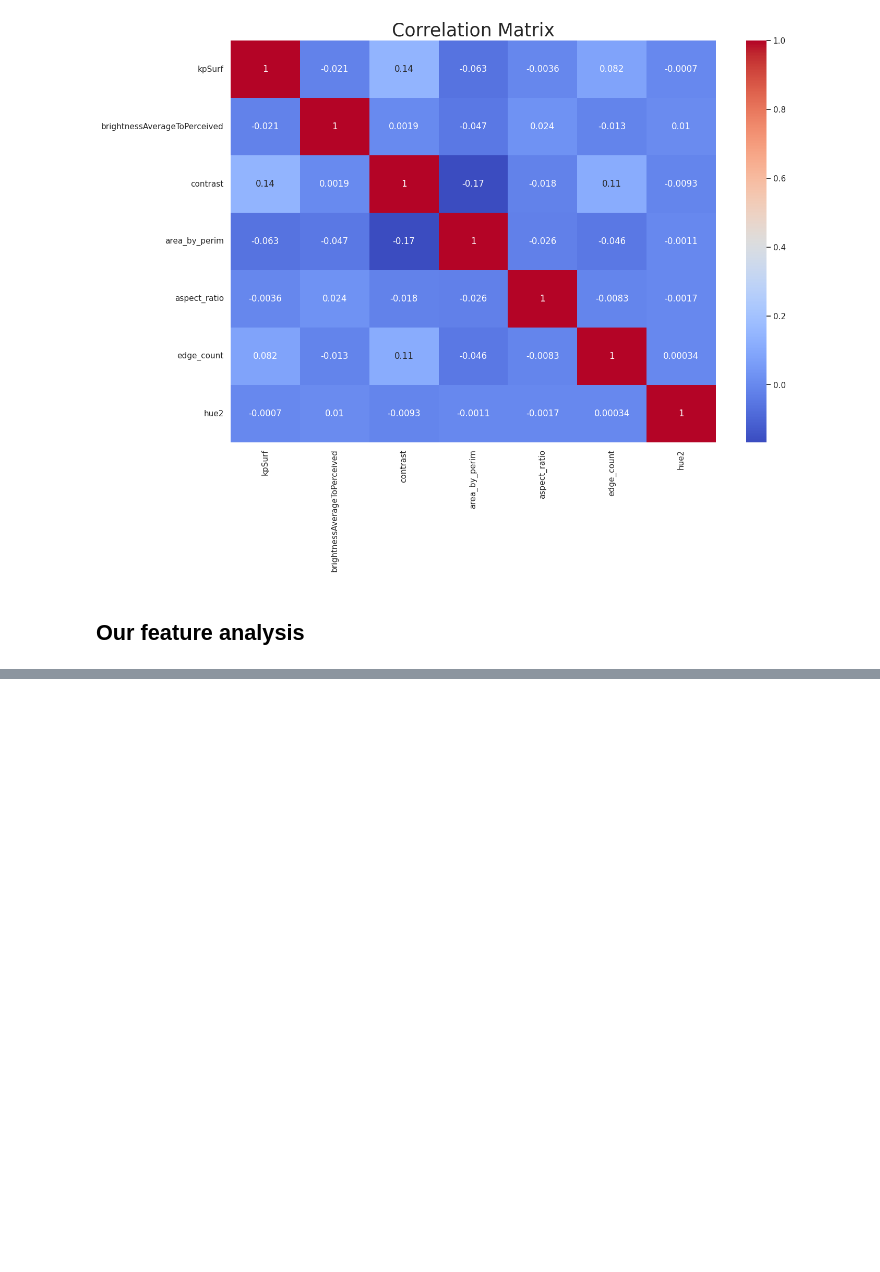
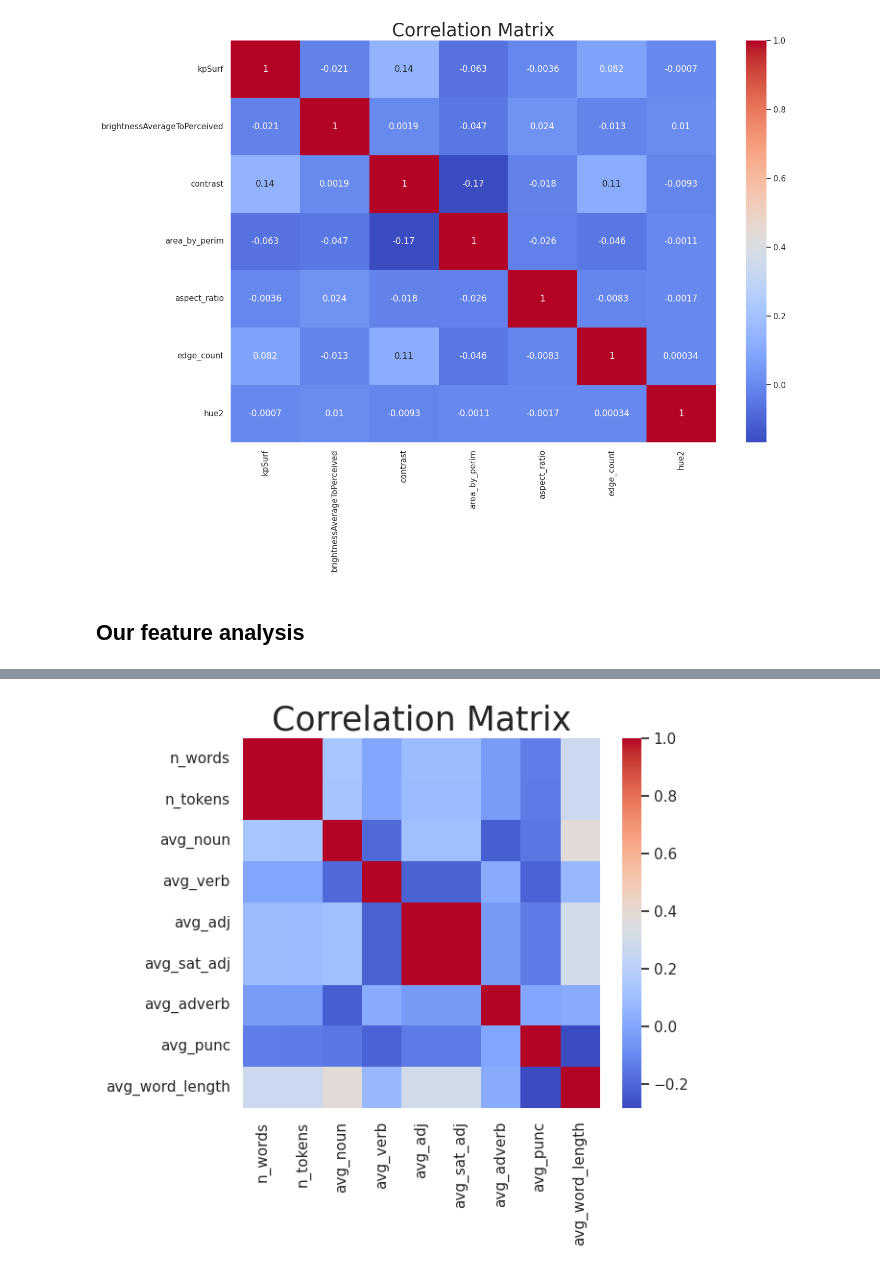
Before and after one commit to HitkoDev/energy-efficient-ml, a Jupyter notebook: code/feature-engineering/plot.ipynb, the cells around one changed output, grey strips where cells are left out. Drawn from its saved outputs; the diff is of its cells as text; code cells hidden in the pictures; blank space fills up the shorter version.

```diff
--- a/code/feature-engineering/plot.ipynb
+++ b/code/feature-engineering/plot.ipynb
@@ -159,0 +226,9 @@ Brightness correlation:
+# %%
+# correlation matrix
+corr = df_no_bow.corr(method='pearson')
+plt.figure(figsize=(6, 5))
+sns.heatmap(corr, annot=False, cmap='coolwarm')
+plt.title('Correlation Matrix', fontsize=25)
+plt.show()
+# %% [output]
+[figure, added]
```
Also changed, not shown: parts of 11 cells of this notebook, 4 other files.
